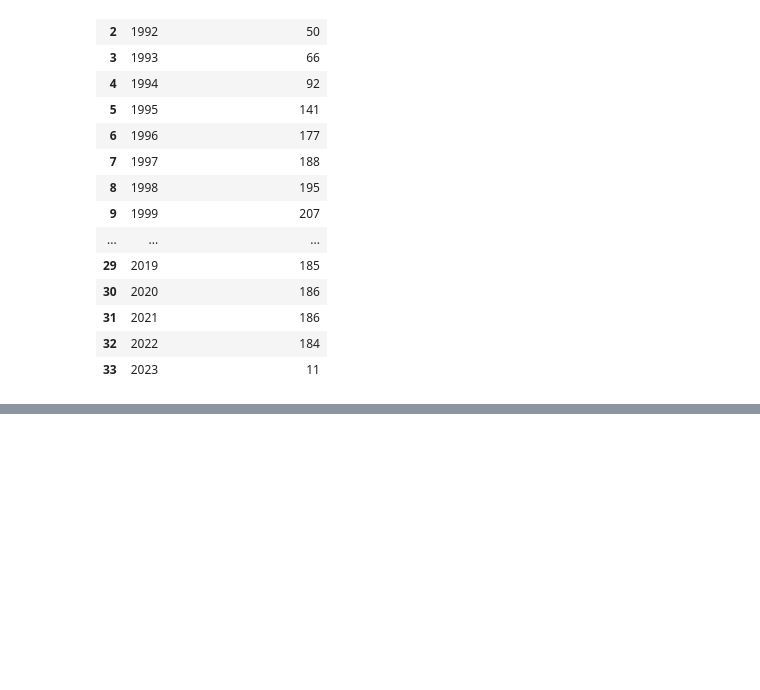
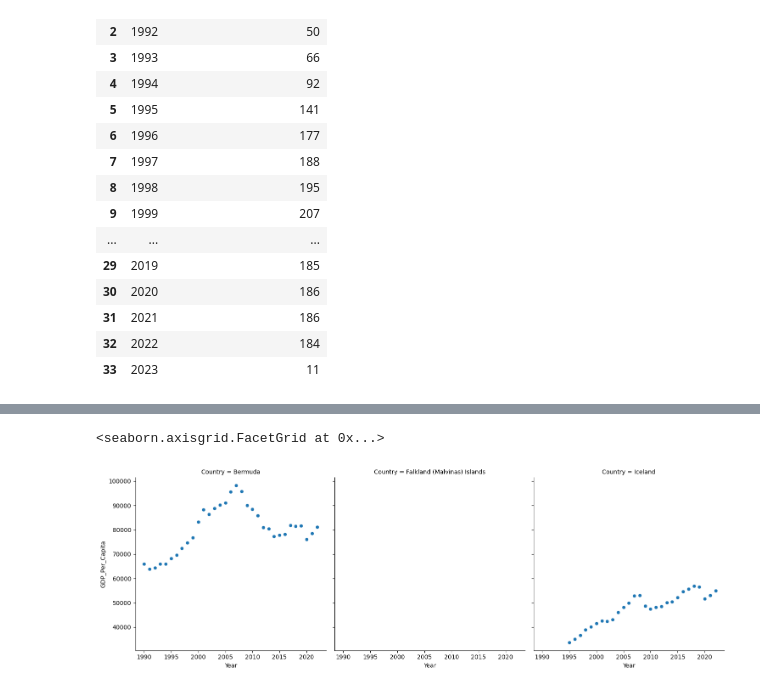
Before and after one commit to NSS-Data-Analytics-Cohort-13/un-exploration-AbidAli1988, a Jupyter notebook: data/un_data_project.ipynb, the cells around one changed output, grey strips where cells are left out. Saved outputs shown, nothing was run; the diff lists cells and outputs as text; code cells hidden in the pictures; blank space fills up the shorter version.

```diff
--- a/data/un_data_project.ipynb
+++ b/data/un_data_project.ipynb
@@ -418,0 +500,2 @@ observations_per_year_df
+# %%
+gdp_and_internet_use=pd.merge(internet_df, gdp_df, on=['Country', 'Year'], how='outer')
@@ -418,0 +546,2 @@ observations_per_year_df
+# %%
+top3_countries = internet_df[internet_df['Year'] == 2014].nlargest(3, 'Internet_Users_Pct')
@@ -418,0 +555,2 @@ observations_per_year_df
+# %%
+top_countries_names=top3_countries['Country']
@@ -418,0 +564,2 @@ observations_per_year_df
+# %%
+top_countries_data =gdp_and_internet_use[gdp_and_internet_use['Country'].isin(top_countries_names)]
@@ -418,0 +582,6 @@ observations_per_year_df
+# %%
+sns.FacetGrid(top_countries_data, col="Country",
+              col_wrap=3, height=5, sharey=True).map_dataframe(sns.scatterplot, "Year", "GDP_Per_Capita", marker="o")
+# %% [output]
+<seaborn.axisgrid.FacetGrid at 0x...>
+[figure, added]
```
Also changed, not shown: parts of 19 cells of this notebook.
